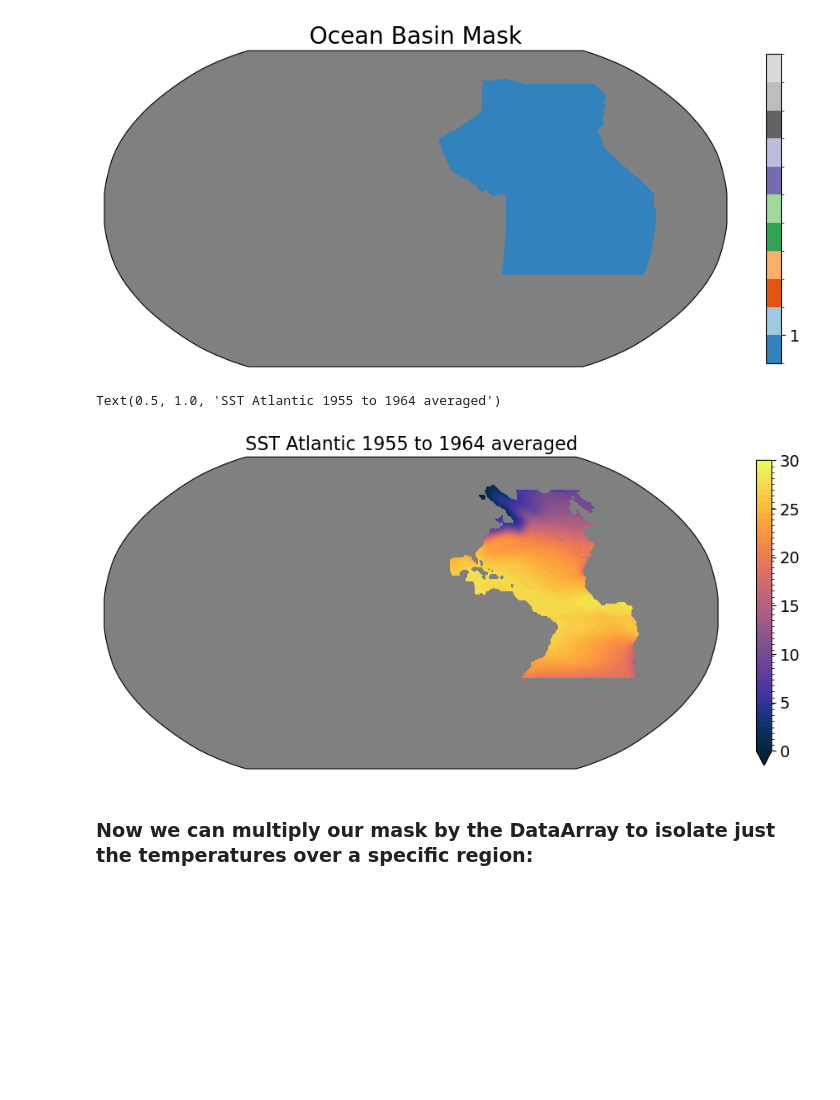
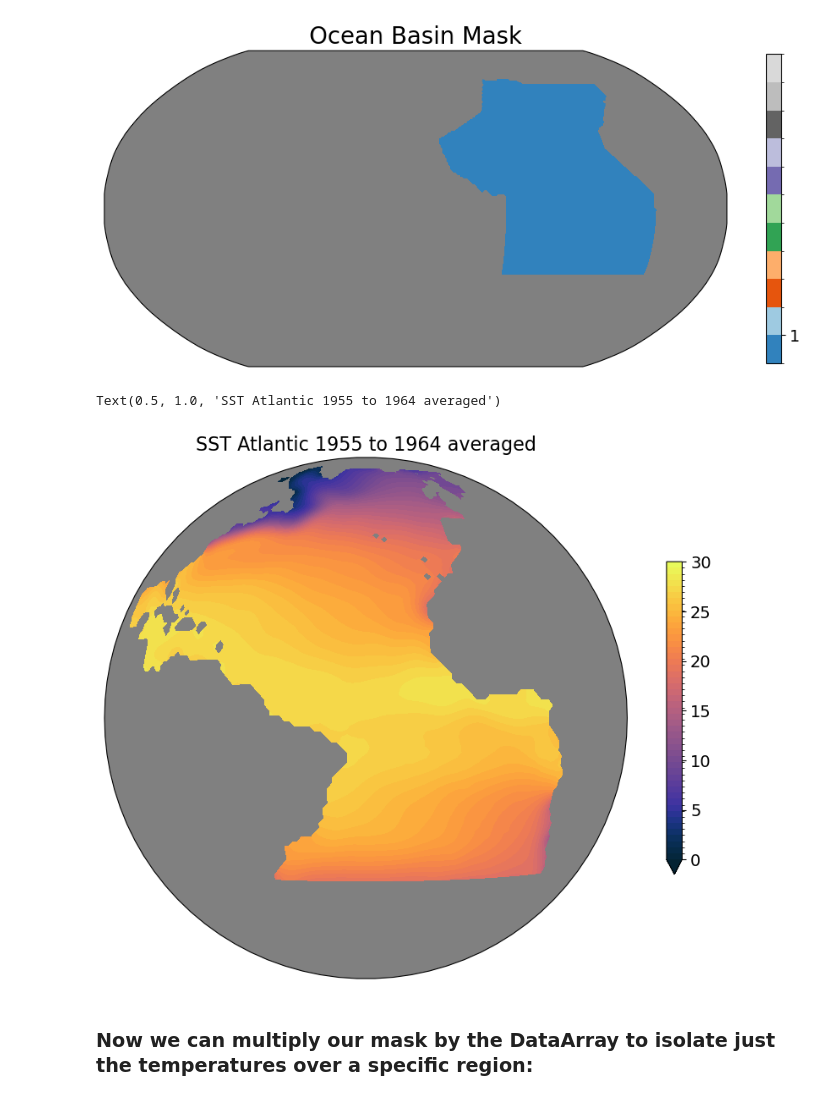
Before and after one commit to EES-3506-5506/Kelly_FinalPrG1, a Jupyter notebook: notebooks/Getting_Started.ipynb, the cells around one changed output. Saved outputs shown, nothing was run; the diff lists cells and outputs as text; code cells hidden in the pictures; blank space fills up the shorter version.

```diff
--- a/notebooks/Getting_Started.ipynb
+++ b/notebooks/Getting_Started.ipynb
@@ -119,24 +120,24 @@ plt.title("Ocean Basin Mask",fontsize=20)
 Text(0.5, 1.0, 'Ocean Basin Mask')
 [figure]
 # %%
-subplot_kws = dict(projection=ccrs.Robinson(central_longitude=-120),facecolor='grey')
+subplot_kws = dict(projection=ccrs.Geostationary(central_longitude=-30),facecolor='grey')
 
 plt.figure(figsize=[12,8])
 
 p = woa18_1955_64_atlantic.isel(depth=0).plot.contourf(x='lon',y='lat',
                          cmap=cmocean.cm.thermal,
                          vmin=0,vmax=30,levels=50,
                          subplot_kws = subplot_kws,
                          transform=ccrs.PlateCarree(),
                          add_colorbar=False)
 
 # add separate colorbar
 cb = plt.colorbar(p, ticks=[0,5,10,15,20,25,30], shrink=0.6)
 cb.ax.tick_params(labelsize=14)
 plt.title("SST Atlantic 1955 to 1964 averaged",fontsize=16)
 # %% [output]
 Text(0.5, 1.0, 'SST Atlantic 1955 to 1964 averaged')
-[figure, old version]
+[figure, new version]
 # %% [markdown]
 ### Now we can multiply our mask by the DataArray to isolate just the temperatures over a specific region:
 # %%
```
Also changed, not shown: parts of 22 cells of this notebook.
